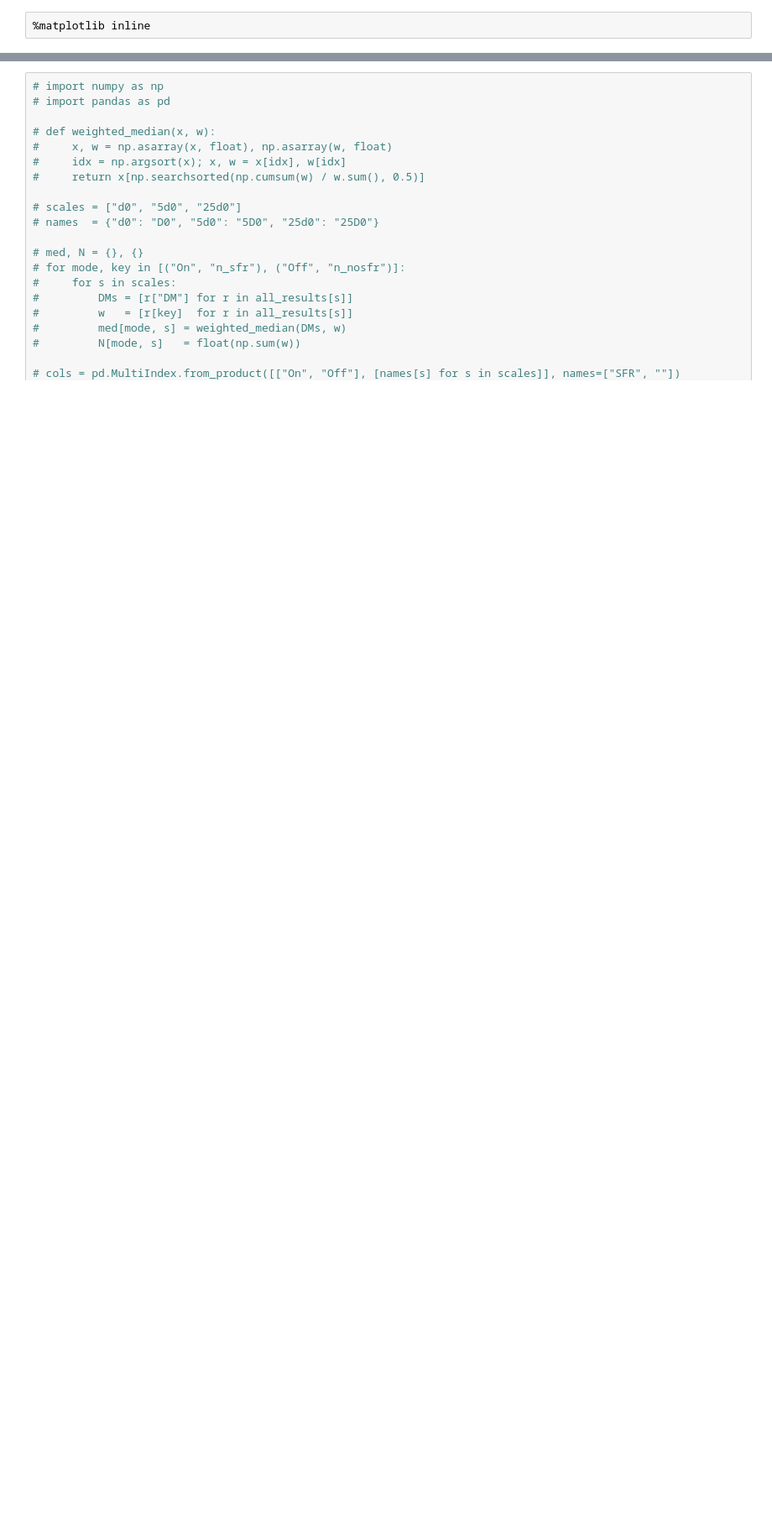
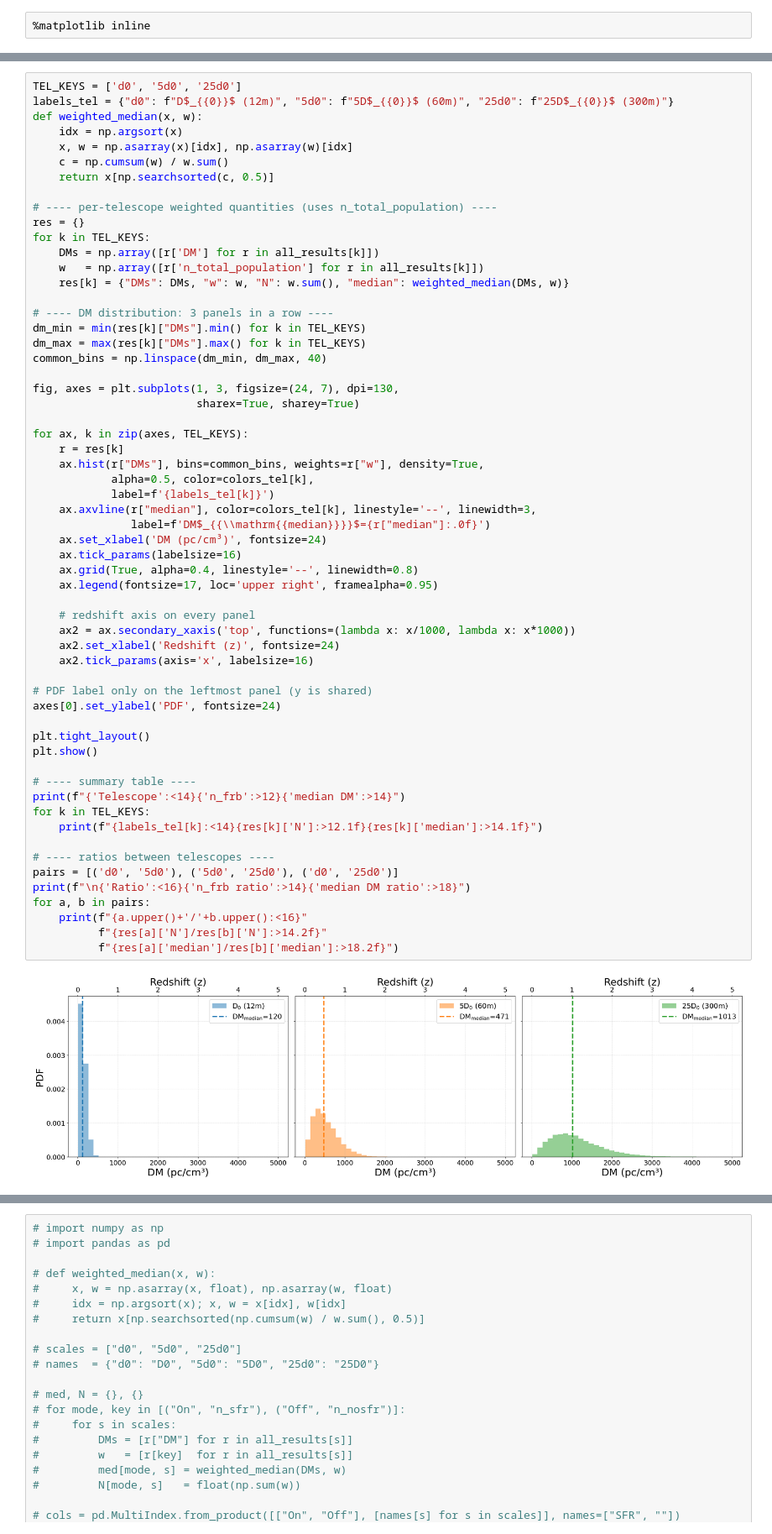
Before and after one commit to tzuyin524/FRB-POP, a Jupyter notebook: DM_comparison_mc_3tel.ipynb, the cells around one changed output, grey strips where cells are left out. Shown at 84% size. Drawn from its saved outputs; the diff is of its cells as text; blank space fills up the shorter version.

```diff
--- a/DM_comparison_mc_3tel.ipynb
+++ b/DM_comparison_mc_3tel.ipynb
@@ -627,0 +626,61 @@ D0/25D0                   1.17              0.21
+# %%
+TEL_KEYS = ['d0', '5d0', '25d0']
+labels_tel = {"d0": f"D$_{{0}}$ (12m)", "5d0": f"5D$_{{0}}$ (60m)", "25d0": f"25D$_{{0}}$ (300m)"}
+def weighted_median(x, w):
+    idx = np.argsort(x)
+    x, w = np.asarray(x)[idx], np.asarray(w)[idx]
+    c = np.cumsum(w) / w.sum()
+    return x[np.searchsorted(c, 0.5)]
+
+# ---- per-telescope weighted quantities (uses n_total_population) ----
+res = {}
+for k in TEL_KEYS:
+    DMs = np.array([r['DM'] for r in all_results[k]])
+    w   = np.array([r['n_total_population'] for r in all_results[k]])
+    res[k] = {"DMs": DMs, "w": w, "N": w.sum(), "median": weighted_median(DMs, w)}
+
+# ---- DM distribution: 3 panels in a row ----
+dm_min = min(res[k]["DMs"].min() for k in TEL_KEYS)
+dm_max = max(res[k]["DMs"].max() for k in TEL_KEYS)
+common_bins = np.linspace(dm_min, dm_max, 40)
+
+fig, axes = plt.subplots(1, 3, figsize=(24, 7), dpi=130,
+                         sharex=True, sharey=True)
+
+for ax, k in zip(axes, TEL_KEYS):
+    r = res[k]
+    ax.hist(r["DMs"], bins=common_bins, weights=r["w"], density=True,
+            alpha=0.5, color=colors_tel[k],
+            label=f'{labels_tel[k]}')
+    ax.axvline(r["median"], color=colors_tel[k], linestyle='--', linewidth=3,
+               label=f'DM$_{{\\mathrm{{median}}}}$={r["median"]:.0f}')
+    ax.set_xlabel('DM (pc/cm³)', fontsize=24)
+    ax.tick_params(labelsize=16)
+    ax.grid(True, alpha=0.4, linestyle='--', linewidth=0.8)
+    ax.legend(fontsize=17, loc='upper right', framealpha=0.95)
+
+    # redshift axis on every panel
+    ax2 = ax.secondary_xaxis('top', functions=(lambda x: x/1000, lambda x: x*1000))
+    ax2.set_xlabel('Redshift (z)', fontsize=24)
+    ax2.tick_params(axis='x', labelsize=16)
+
+# PDF label only on the leftmost panel (y is shared)
+axes[0].set_ylabel('PDF', fontsize=24)
+
+plt.tight_layout()
+plt.show()
+
+# ---- summary table ----
+print(f"{'Telescope':<14}{'n_frb':>12}{'median DM':>14}")
+for k in TEL_KEYS:
+    print(f"{labels_tel[k]:<14}{res[k]['N']:>12.1f}{res[k]['median']:>14.1f}")
+
+# ---- ratios between telescopes ----
+pairs = [('d0', '5d0'), ('5d0', '25d0'), ('d0', '25d0')]
+print(f"\n{'Ratio':<16}{'n_frb ratio':>14}{'median DM ratio':>18}")
+for a, b in pairs:
+    print(f"{a.upper()+'/'+b.upper():<16}"
+          f"{res[a]['N']/res[b]['N']:>14.2f}"
+          f"{res[a]['median']/res[b]['median']:>18.2f}")
+# %% [output]
+[figure, added]
```
Also changed, not shown: parts of 4 cells of this notebook, 23 other files.
